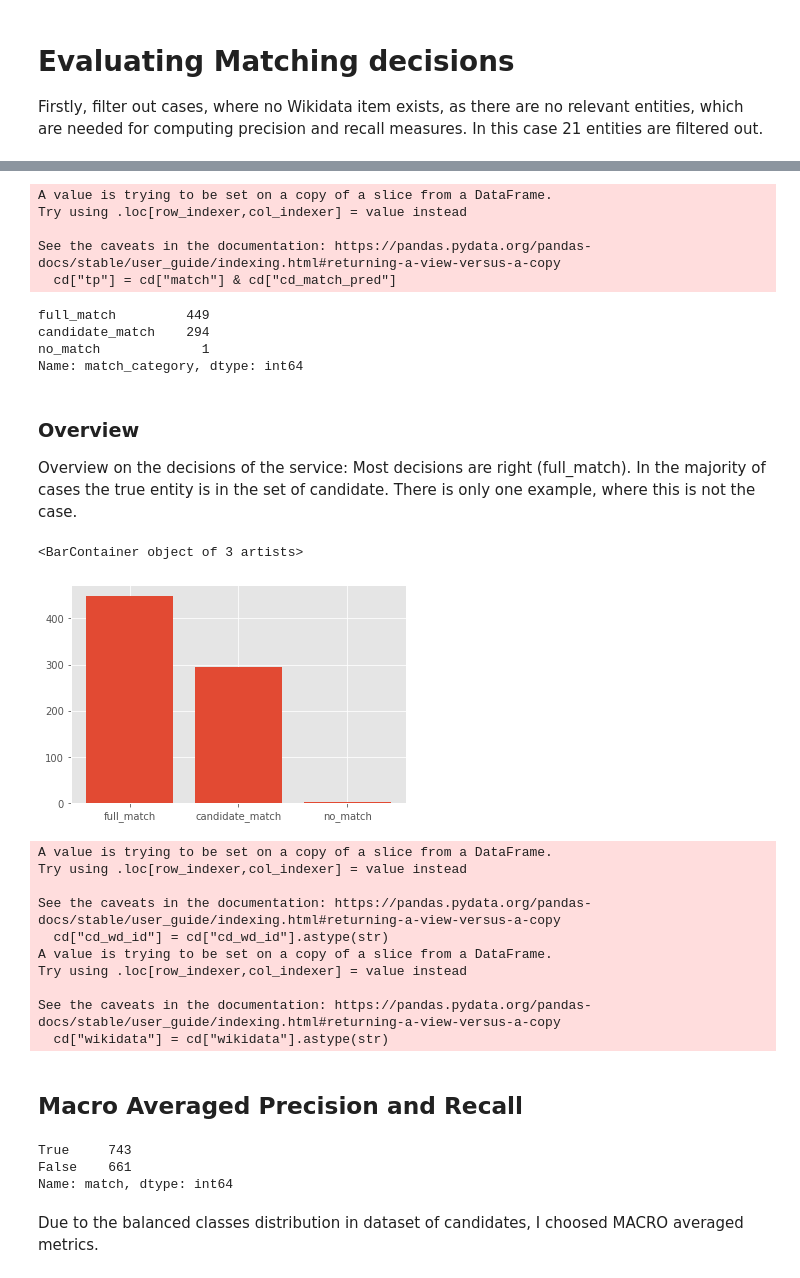
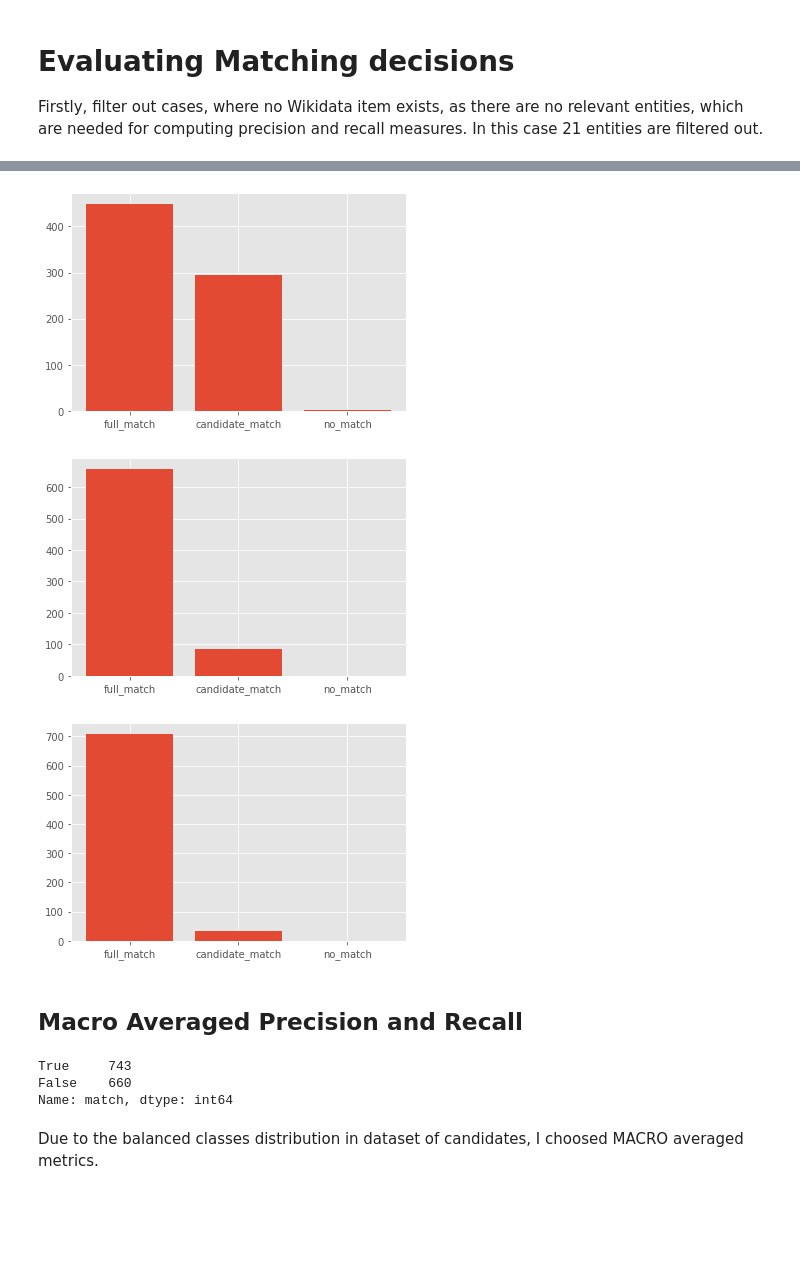
Before and after one commit to PeterWalchhofer/evaluation_bachelor_thesis, a Jupyter notebook: Analysis.ipynb, the cells around one changed output, grey strips where cells are left out. Cells and saved outputs as stored; diff of their text form; code cells hidden in the pictures; blank space fills up the shorter version.

```diff
--- a/Analysis.ipynb
+++ b/Analysis.ipynb
@@ -265,5 +299,3 @@ Record Linkage regarding Wikidata may return a maximum of 1 match, as Wikidata i
 # %% [markdown]
 # Evaluating Matching decisions
 Firstly, filter out cases, where no Wikidata item exists, as there are no relevant entities, which are needed for computing precision and recall measures. In this case 21 entities are filtered out.
-# %%
-cd = cd_table[~cd_table["wikidata"].isna()]
@@ -283,0 +302,4 @@ cd_first_metrics
+# %%
+cd_full = cd_table_full[~cd_table_full["wikidata"].isna()]
+cd_refined = cd_table_refined[~cd_table_refined["wikidata"].isna()]
+cd_sparse = cd_table_sparse[~cd_table_sparse["wikidata"].isna()]
@@ -284,52 +309,36 @@ cd_first_metrics
 # %%
+def matching_overview(cd):
+    any_cd_match = cd[["match", "tp"]].groupby(cd["id"]).any()#.to_frame("any_cd_match")
+    any_cd_match["match_category"] = np.select([
+        any_cd_match["match"] & any_cd_match["tp"],
+        any_cd_match["match"]
+    ],[ "true_positive", "candidate_match"], default="false_positive")
+    any_cd_match["match_category"].value_counts()
 
-cd["tp"] = cd["match"] & cd["cd_match_pred"]
-any_cd_match = cd[["match", "tp"]].groupby(cd["id"]).any()#.to_frame("any_cd_match")
-any_cd_match["match_category"] = np.select([
-    any_cd_match["match"] & any_cd_match["tp"],
-    any_cd_match["match"]
-],[ "full_match", "candidate_match"], default="no_match")
-any_cd_match["match_category"].value_counts()
+    match_category = any_cd_match["match_category"].value_counts()
+    plt.bar(match_category.index,match_category)
+
+matching_overview(cd_full)
+plt.show()
+matching_overview(cd_refined)
+plt.show()
+matching_overview(cd_sparse)
+plt.show()
 # %% [output]
-A value is trying to be set on a copy of a slice from a DataFrame.
-Try using .loc[row_indexer,col_indexer] = value instead
-
-See the caveats in the documentation: https://pandas.pydata.org/pandas-docs/stable/user_guide/indexing.html#returning-a-view-versus-a-copy
-  cd["tp"] = cd["match"] & cd["cd_match_pred"]
-full_match         449
-candidate_match    294
-no_match             1
-Name: match_category, dtype: int64
+[figure, added]
+[figure, added]
+[figure, added]
-# %% [markdown]
-### Overview
-Overview on the decisions of the service: Most decisions are right (full_match). In the majority of cases the true entity is in the set of candidate. There is only one example, where this is not the case.
-# %%
-match_category = any_cd_match["match_category"].value_counts()
-plt.bar(match_category.index,match_category)
-# %% [output]
-<BarContainer object of 3 artists>
-[figure, removed]
 # %%
-cd["cd_wd_id"] = cd["cd_wd_id"].astype(str)
-cd["wikidata"] = cd["wikidata"].astype(str)
+# TODO: do i need this?
+#cd["cd_wd_id"] = cd["cd_wd_id"].astype(str)
+#cd["wikidata"] = cd["wikidata"].astype(str)
-# %% [output]
-A value is trying to be set on a copy of a slice from a DataFrame.
-Try using .loc[row_indexer,col_indexer] = value instead
-
-See the caveats in the documentation: https://pandas.pydata.org/pandas-docs/stable/user_guide/indexing.html#returning-a-view-versus-a-copy
-  cd["cd_wd_id"] = cd["cd_wd_id"].astype(str)
-A value is trying to be set on a copy of a slice from a DataFrame.
-Try using .loc[row_indexer,col_indexer] = value instead
-
-See the caveats in the documentation: https://pandas.pydata.org/pandas-docs/stable/user_guide/indexing.html#returning-a-view-versus-a-copy
-  cd["wikidata"] = cd["wikidata"].astype(str)
 # %% [markdown]
 ## Macro Averaged Precision and Recall
 # %%
-cd["match"].value_counts()
+cd_full["match"].value_counts()
 # %% [output]
 True     743
-False    661
+False    660
 Name: match, dtype: int64
 # %% [markdown]
 Due to the balanced classes distribution in dataset of candidates, I choosed MACRO averaged metrics.
```
Also changed, not shown: parts of 73 cells of this notebook, 7 other files.
